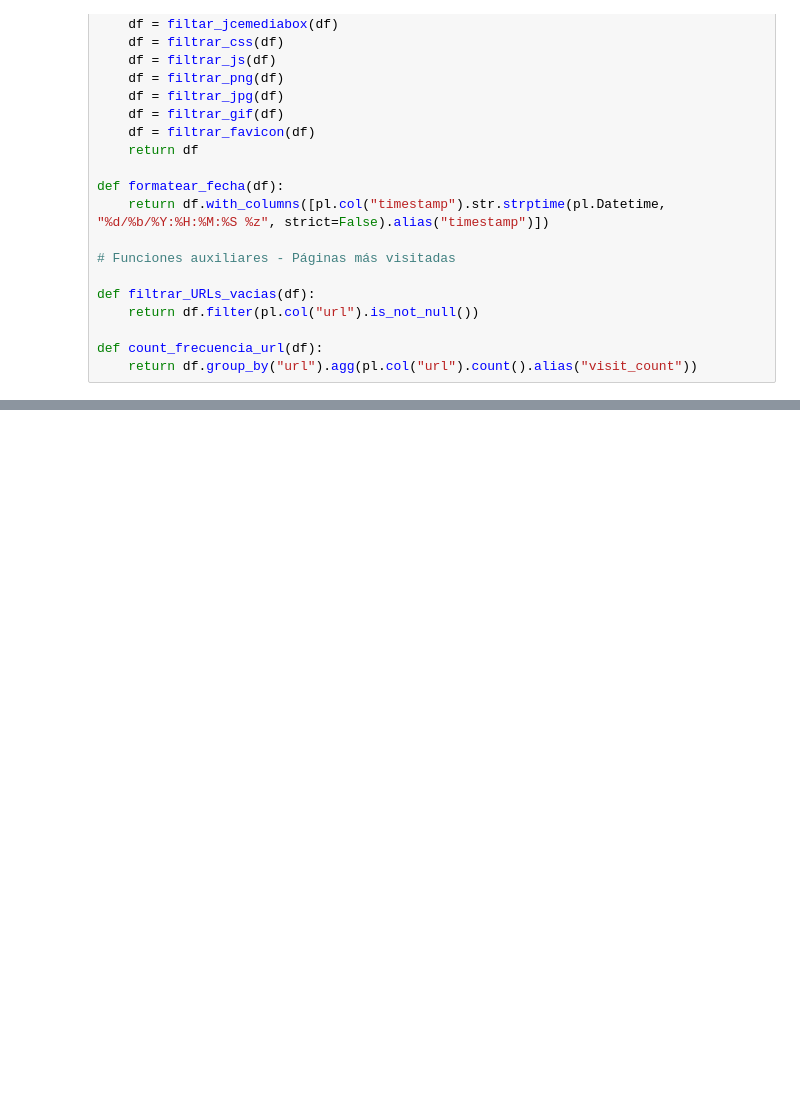
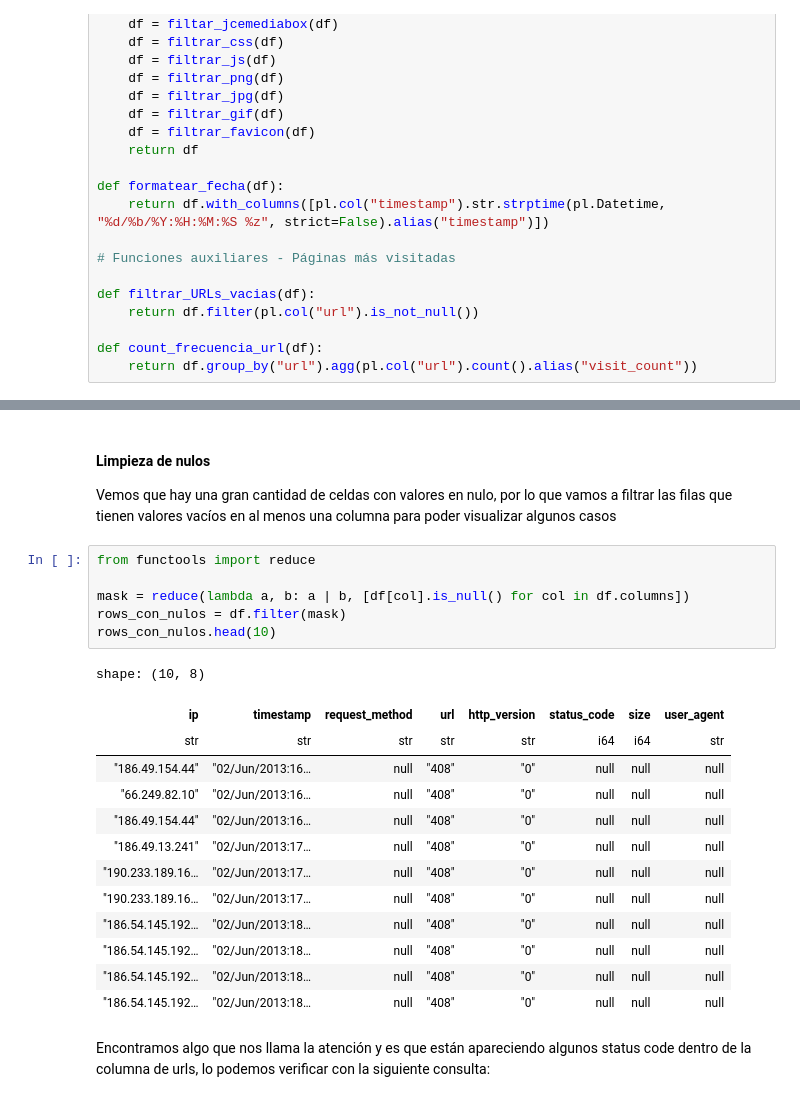
Before and after one commit to Sofia6074/Metricas_Geoportales_Maitena_Silvina_Sofia, a Jupyter notebook: Proyecto.ipynb, the cells around one changed output, grey strips where cells are left out. Saved outputs shown, nothing was run; the diff lists cells and outputs as text; blank space fills up the shorter version.

```diff
--- a/Proyecto.ipynb
+++ b/Proyecto.ipynb
@@ -151,0 +191,25 @@ def count_frecuencia_url(df):
+# %% [markdown]
+#### Limpieza de nulos
+Vemos que hay una gran cantidad de celdas con valores en nulo, por lo que vamos a filtrar las filas que tienen valores vacíos en al menos una columna para poder visualizar algunos casos
+# %%
+from functools import reduce
+
+mask = reduce(lambda a, b: a | b, [df[col].is_null() for col in df.columns])
+rows_con_nulos = df.filter(mask)
+rows_con_nulos.head(10)
+# %% [output]
+shape: (10, 8)
+| ip | timestamp | request_method | url | http_version | status_code | size | user_agent |
+| str | str | str | str | str | i64 | i64 | str |
+| "186.49.154.44" | "02/Jun/2013:16… | null | "408" | "0" | null | null | null |
+| "66.249.82.10" | "02/Jun/2013:16… | null | "408" | "0" | null | null | null |
+| "186.49.154.44" | "02/Jun/2013:16… | null | "408" | "0" | null | null | null |
+| "186.49.13.241" | "02/Jun/2013:17… | null | "408" | "0" | null | null | null |
+| "190.233.189.16… | "02/Jun/2013:17… | null | "408" | "0" | null | null | null |
+| "190.233.189.16… | "02/Jun/2013:17… | null | "408" | "0" | null | null | null |
+| "186.54.145.192… | "02/Jun/2013:18… | null | "408" | "0" | null | null | null |
+| "186.54.145.192… | "02/Jun/2013:18… | null | "408" | "0" | null | null | null |
+| "186.54.145.192… | "02/Jun/2013:18… | null | "408" | "0" | null | null | null |
+| "186.54.145.192… | "02/Jun/2013:18… | null | "408" | "0" | null | null | null |
+# %% [markdown]
+Encontramos algo que nos llama la atención y es que están apareciendo algunos status code dentro de la columna de urls, lo podemos verificar con la siguiente consulta:
```
Also changed, not shown: parts of 26 cells of this notebook.
